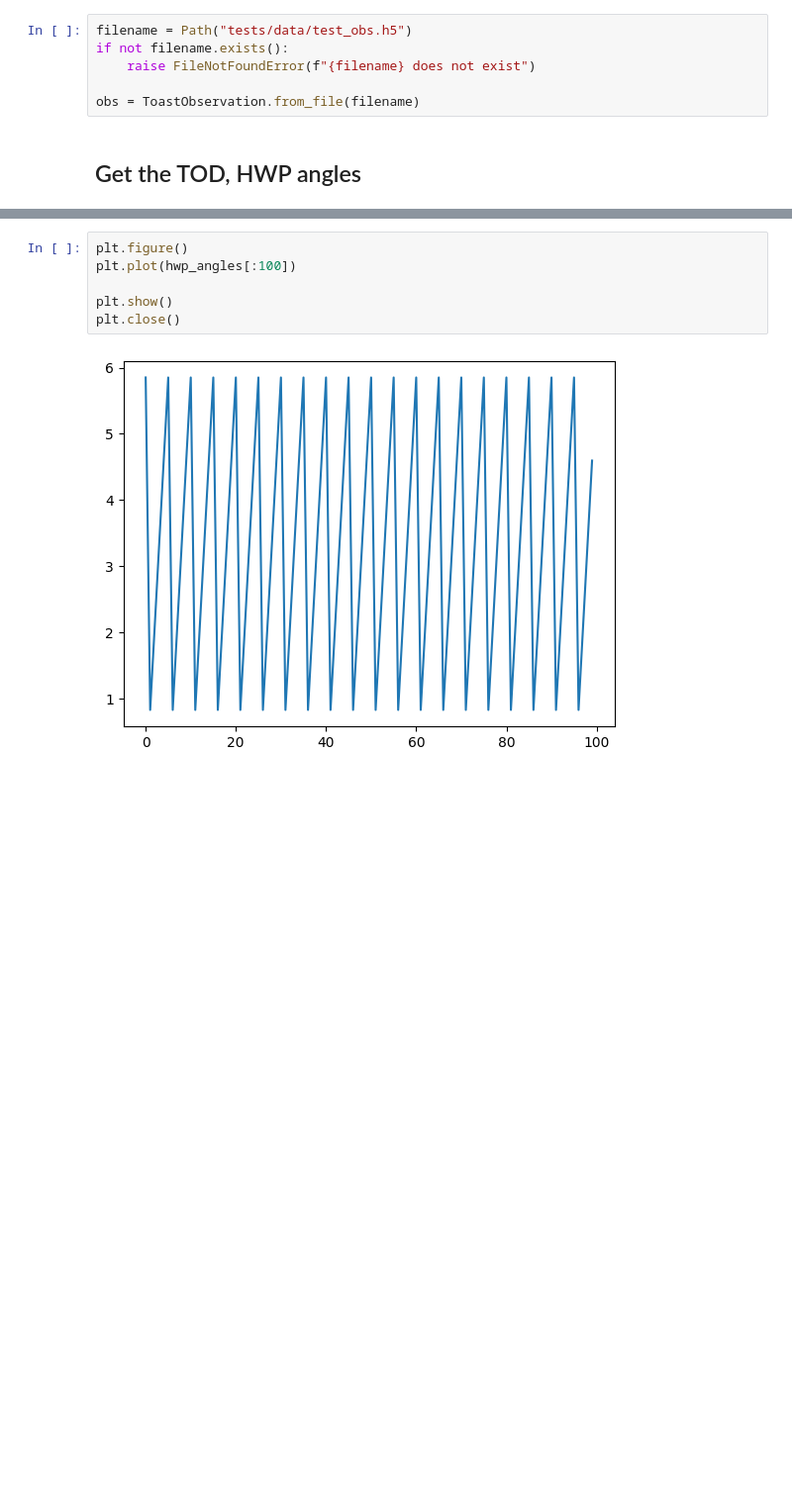
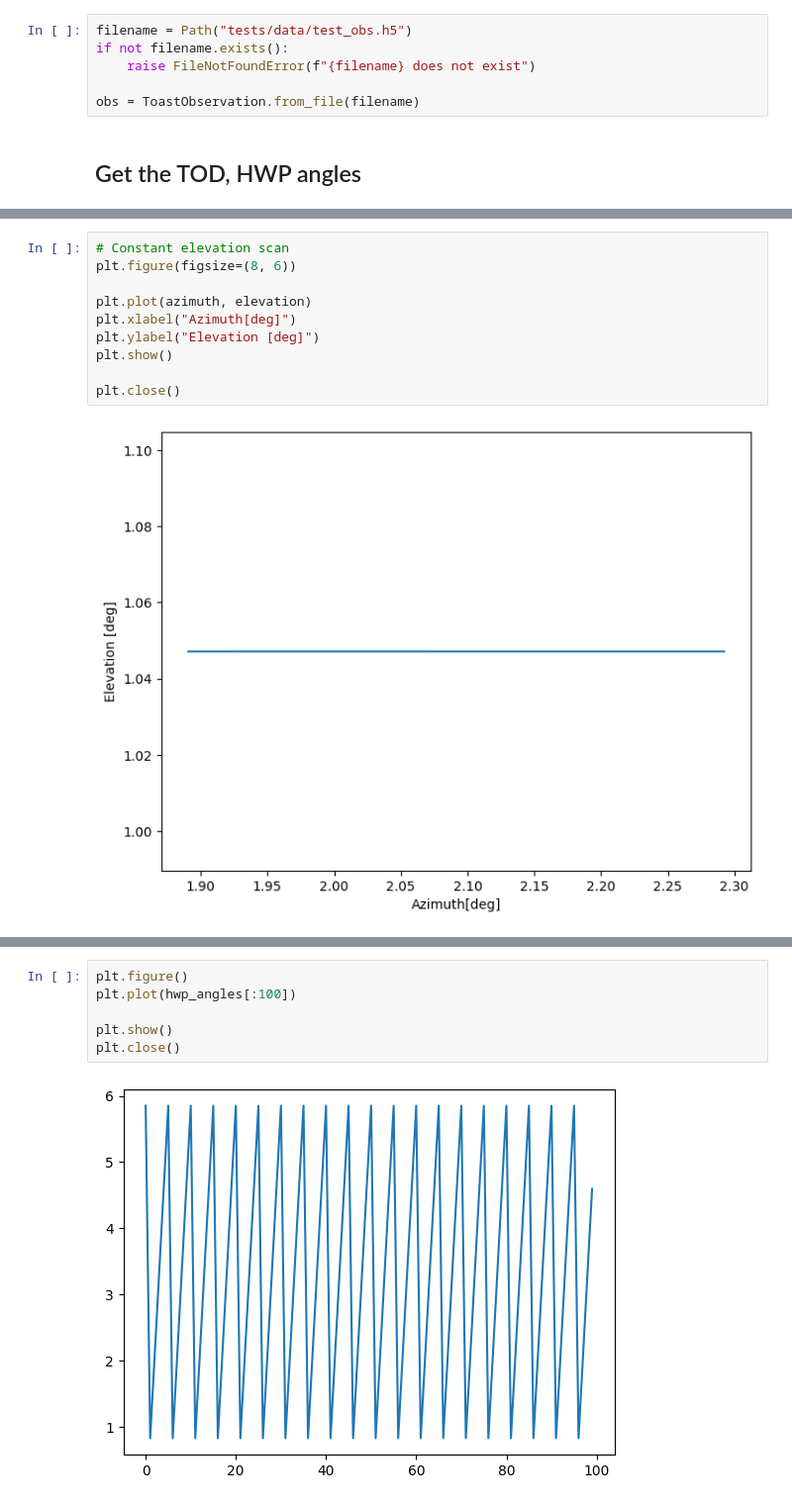
Before and after one commit to binhola/binkathon, a Jupyter notebook: mapmaking-300326-starting.ipynb, the cells around one changed output, grey strips where cells are left out. Shown at 99% size. Drawn from its saved outputs; the diff is of its cells as text; blank space fills up the shorter version.

```diff
--- a/mapmaking-300326-starting.ipynb
+++ b/mapmaking-300326-starting.ipynb
@@ -21,2 +54,14 @@ quarternion = obs.get_boresight_quaternions()
+# %%
+# Constant elevation scan
+plt.figure(figsize=(8, 6))
+
+plt.plot(azimuth, elevation)
+plt.xlabel("Azimuth[deg]")
+plt.ylabel("Elevation [deg]")
+plt.show()
+
+plt.close()
+# %% [output]
+[figure, added]
 # %%
 plt.figure(figsize=(10,4))
```
Also changed, not shown: parts of 9 cells of this notebook.
